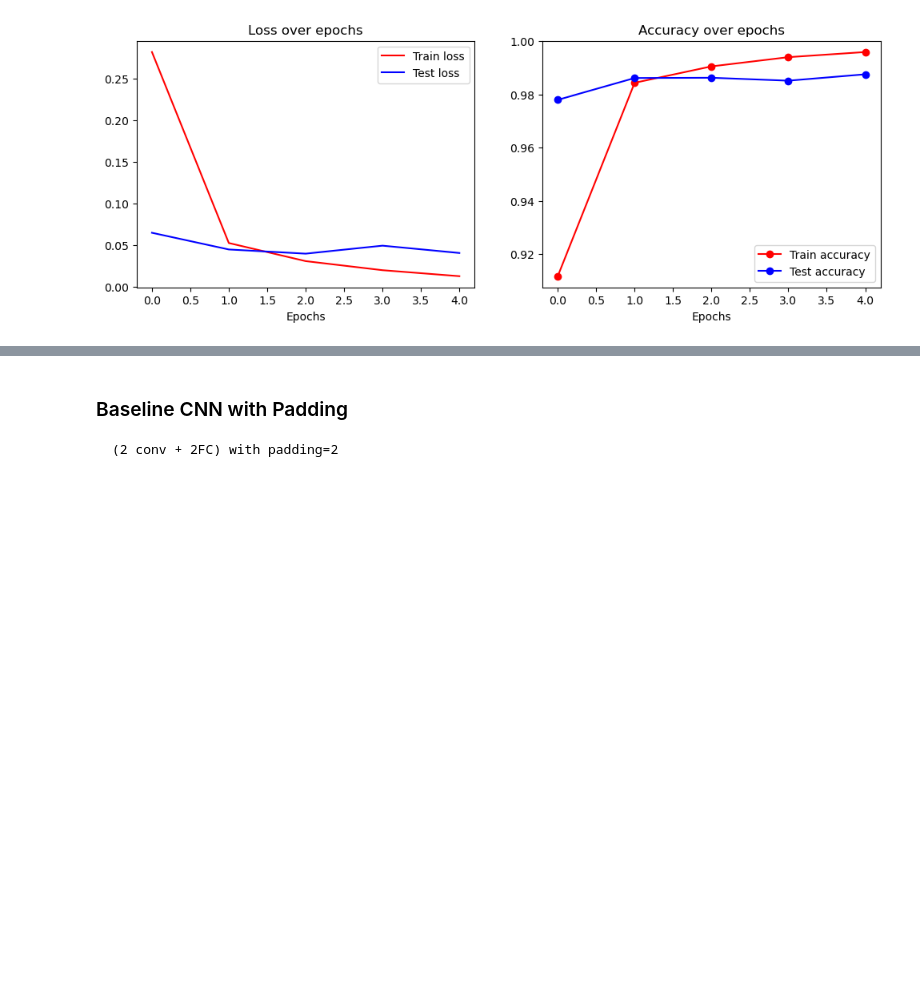
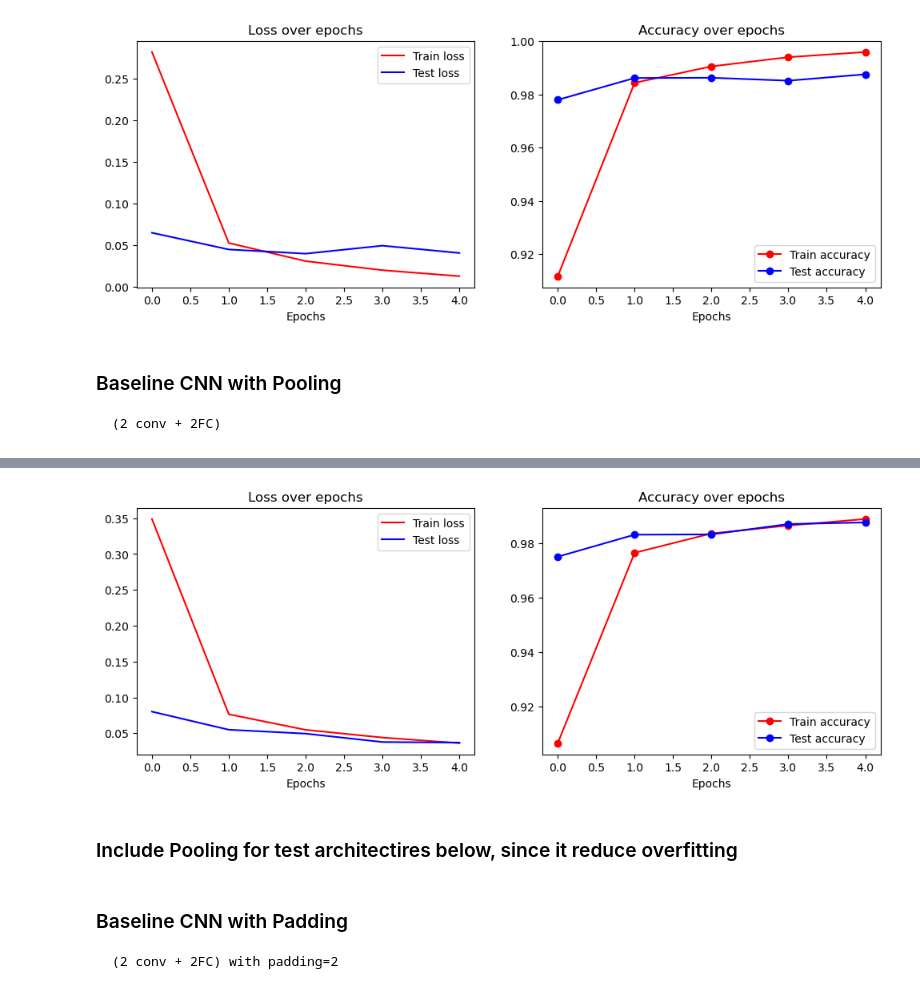
Before and after one commit to Josiah-Lam/SYDE577-A2-Convolutional-Network, a Jupyter notebook: CNN Architectures Methods.ipynb, the cells around one changed output, grey strips where cells are left out. Cells and saved outputs as stored; diff of their text form; code cells hidden in the pictures; blank space fills up the shorter version.

Commit message:
updated pooling

```diff
--- a/CNN Architectures Methods.ipynb
+++ b/CNN Architectures Methods.ipynb
@@ -250,8 +250,8 @@ Epoch 5 done. Average test loss = 1.44, average test accuracy = 38.670%
 class BaseCNN(nn.Module):
     def __init__(self):
         super().__init__()
-        self.conv1 = nn.Conv2d(1, 32, 3, padding=1)
-        self.conv2 = nn.Conv2d(32, 64, 3, padding=1)
+        self.conv1 = nn.Conv2d(1, 32, 3)
+        self.conv2 = nn.Conv2d(32, 64, 3)
 
         self.fc1 = nn.Linear(64*28*28, 128) # flatten conv output
         self.fc2 = nn.Linear(128, 10) # output set to 10 classes
@@ -306,3 +306,6 @@ Epoch 4 done. Average test loss = 0.05, average test accuracy = 98.520%
 Epoch 5 done. Average train loss = 0.01, average train accuracy = 99.598%
 Epoch 5 done. Average test loss = 0.04, average test accuracy = 98.760%
 [figure]
+# %% [markdown]
+### Baseline CNN with Pooling
+    (2 conv + 2FC)
@@ -308,0 +339,26 @@ Epoch 5 done. Average test loss = 0.04, average test accuracy = 98.760%
+# %%
+torch.manual_seed(0)
+
+model = BasePaddingCNN()
+optimizer = optim.Adam(model.parameters(), LEARNING_RATE)
+loss_fn = nn.CrossEntropyLoss()
+
+train_losses = []
+test_losses = []
+train_metrics = []
+test_metrics = []
+
+# Training Loop
+for epoch in range(NUM_EPOCHS):
+    train_acc, train_loss = train(model, train_loader, loss_fn, optimizer, epoch)
+    test_acc, test_loss = test(model, test_loader, loss_fn, epoch)
+
+    train_losses.append(train_loss)
+    test_losses.append(test_loss)
+    train_metrics.append(train_acc)
+    test_metrics.append(test_acc)
+
+# Plot
+plot(train_losses, test_losses, train_metrics,test_metrics)
+plt.show()
+# %% [output]
@@ -309,3 +375,6 @@ Epoch 5 done. Average test loss = 0.04, average test accuracy = 98.760%
+[figure, added]
+# %% [markdown]
+### Include Pooling for test architectires below, since it reduce overfitting
 # %% [markdown]
 ### Baseline CNN with Padding
     (2 conv + 2FC) with padding=2
```
Also changed, not shown: parts of 4 cells of this notebook, 1 other file.
